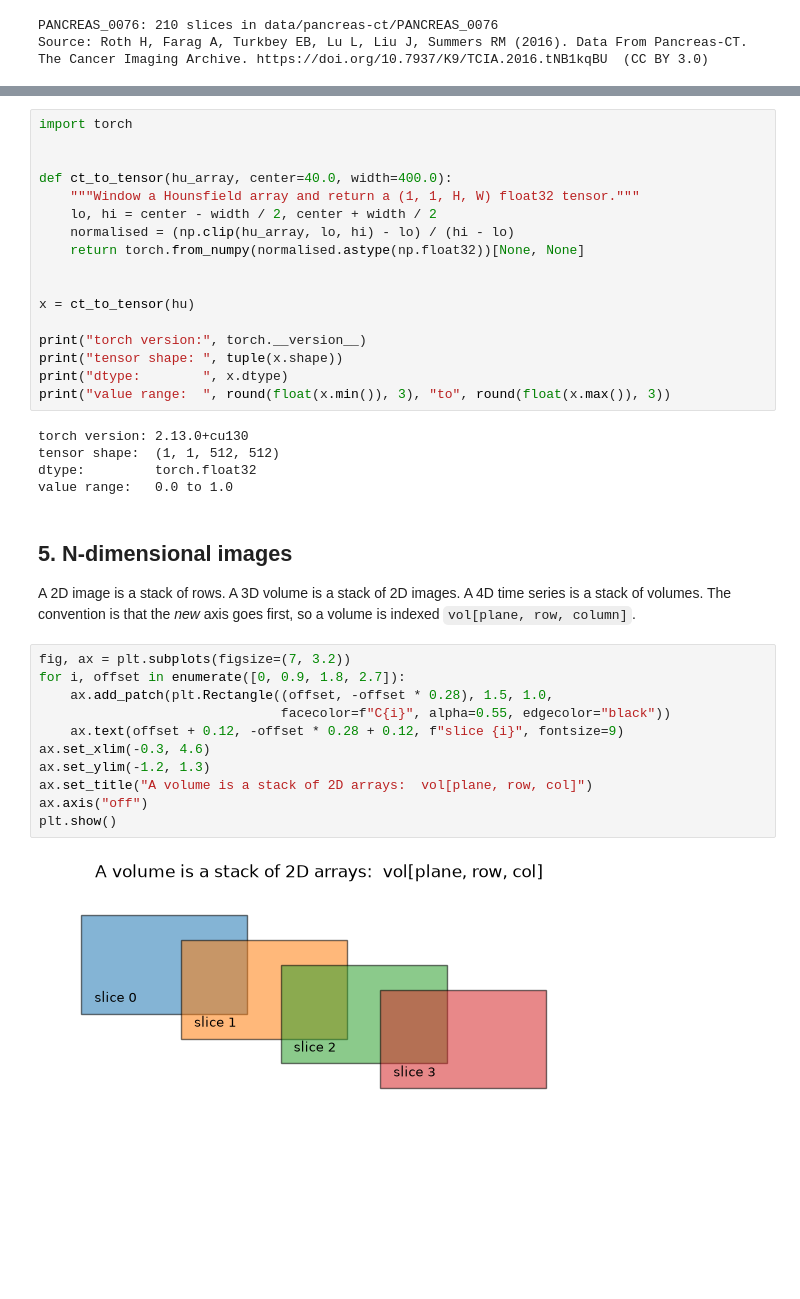
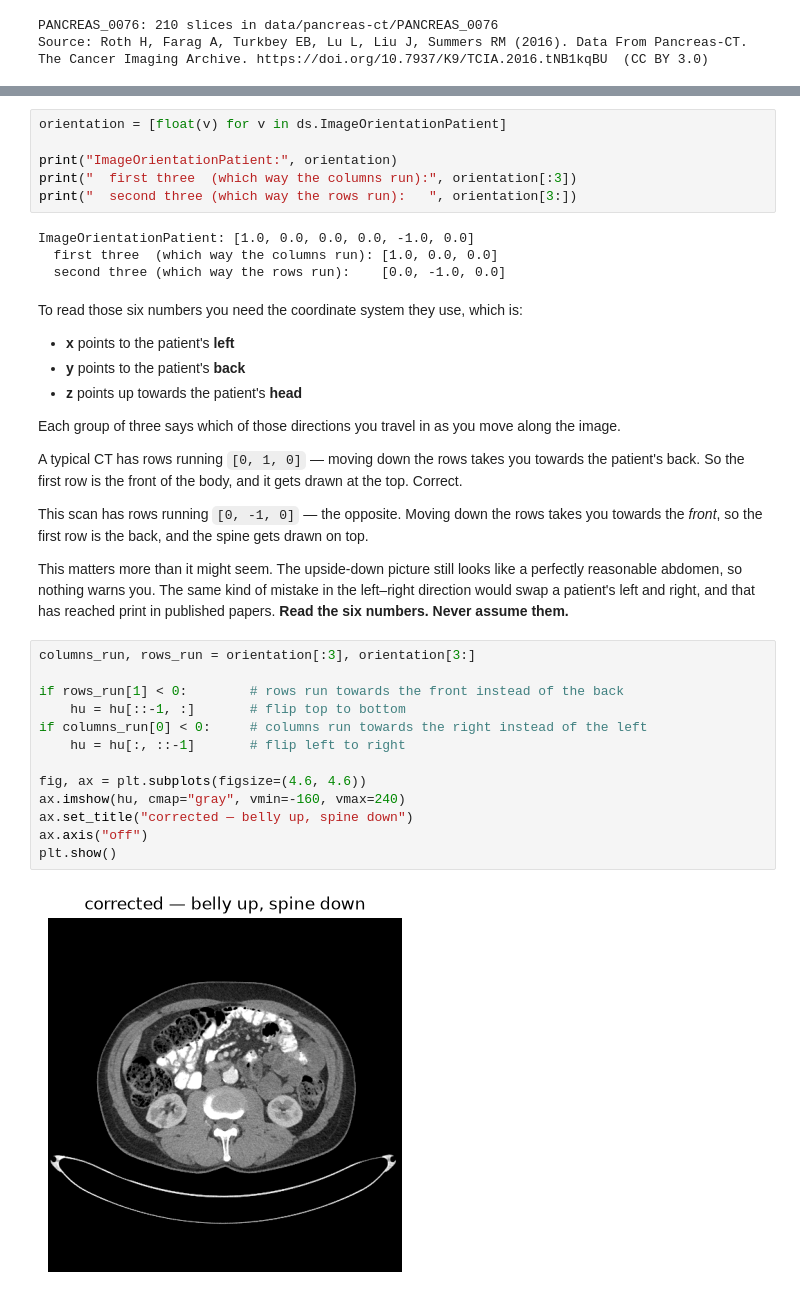
Before and after one commit to choilab-jefferson/medimage, a Jupyter notebook: Chapter1_Exploration.ipynb, the cells around one changed output, grey strips where cells are left out. Drawn from its saved outputs; the diff is of its cells as text; blank space fills up the shorter version.

```diff
--- a/Chapter1_Exploration.ipynb
+++ b/Chapter1_Exploration.ipynb
@@ -269,42 +272,45 @@ exactly the property that makes CT quantitative.
 # %%
-import torch
+orientation = [float(v) for v in ds.ImageOrientationPatient]
 
-
-def ct_to_tensor(hu_array, center=40.0, width=400.0):
-    """Window a Hounsfield array and return a (1, 1, H, W) float32 tensor."""
-    lo, hi = center - width / 2, center + width / 2
-    normalised = (np.clip(hu_array, lo, hi) - lo) / (hi - lo)
-    return torch.from_numpy(normalised.astype(np.float32))[None, None]
-
-
-x = ct_to_tensor(hu)
-
-print("torch version:", torch.__version__)
-print("tensor shape: ", tuple(x.shape))
-print("dtype:        ", x.dtype)
-print("value range:  ", round(float(x.min()), 3), "to", round(float(x.max()), 3))
+print("ImageOrientationPatient:", orientation)
+print("  first three  (which way the columns run):", orientation[:3])
+print("  second three (which way the rows run):   ", orientation[3:])
 # %% [output]
-torch version: 2.13.0+cu130
-tensor shape:  (1, 1, 512, 512)
-dtype:         torch.float32
-value range:   0.0 to 1.0
+ImageOrientationPatient: [1.0, 0.0, 0.0, 0.0, -1.0, 0.0]
+  first three  (which way the columns run): [1.0, 0.0, 0.0]
+  second three (which way the rows run):    [0.0, -1.0, 0.0]
 # %% [markdown]
-## 5. N-dimensional images
+To read those six numbers you need the coordinate system they use, which is:
 
-A 2D image is a stack of rows. A 3D volume is a stack of 2D images. A 4D time series is a stack of
-volumes. The convention is that the *new* axis goes first, so a volume is indexed
-`vol[plane, row, column]`.
+- **x** points to the patient's **left**
+- **y** points to the patient's **back**
+- **z** points up towards the patient's **head**
+
+Each group of three says which of those directions you travel in as you move along the image.
+
+A typical CT has rows running `[0, 1, 0]` — moving down the rows takes you towards the patient's
+back. So the first row is the front of the body, and it gets drawn at the top. Correct.
+
+This scan has rows running `[0, -1, 0]` — the opposite. Moving down the rows takes you towards the
+*front*, so the first row is the back, and the spine gets drawn on top.
+
+This matters more than it might seem. The upside-down picture still looks like a perfectly
+reasonable abdomen, so nothing warns you. The same kind of mistake in the left–right direction
+would swap a patient's left and right, and that has reached print in published papers. **Read the
+six numbers. Never assume them.**
 # %%
-fig, ax = plt.subplots(figsize=(7, 3.2))
-for i, offset in enumerate([0, 0.9, 1.8, 2.7]):
-    ax.add_patch(plt.Rectangle((offset, -offset * 0.28), 1.5, 1.0,
-                               facecolor=f"C{i}", alpha=0.55, edgecolor="black"))
-    ax.text(offset + 0.12, -offset * 0.28 + 0.12, f"slice {i}", fontsize=9)
-ax.set_xlim(-0.3, 4.6)
-ax.set_ylim(-1.2, 1.3)
-ax.set_title("A volume is a stack of 2D arrays:  vol[plane, row, col]")
+columns_run, rows_run = orientation[:3], orientation[3:]
+
+if rows_run[1] < 0:        # rows run towards the front instead of the back
+    hu = hu[::-1, :]       # flip top to bottom
+if columns_run[0] < 0:     # columns run towards the right instead of the left
+    hu = hu[:, ::-1]       # flip left to right
+
+fig, ax = plt.subplots(figsize=(4.6, 4.6))
+ax.imshow(hu, cmap="gray", vmin=-160, vmax=240)
+ax.set_title("corrected — belly up, spine down")
 ax.axis("off")
 plt.show()
 # %% [output]
-[figure, old version]
+[figure, new version]
 # %% [markdown]
```
Also changed, not shown: parts of 42 cells of this notebook, 3 other files.
